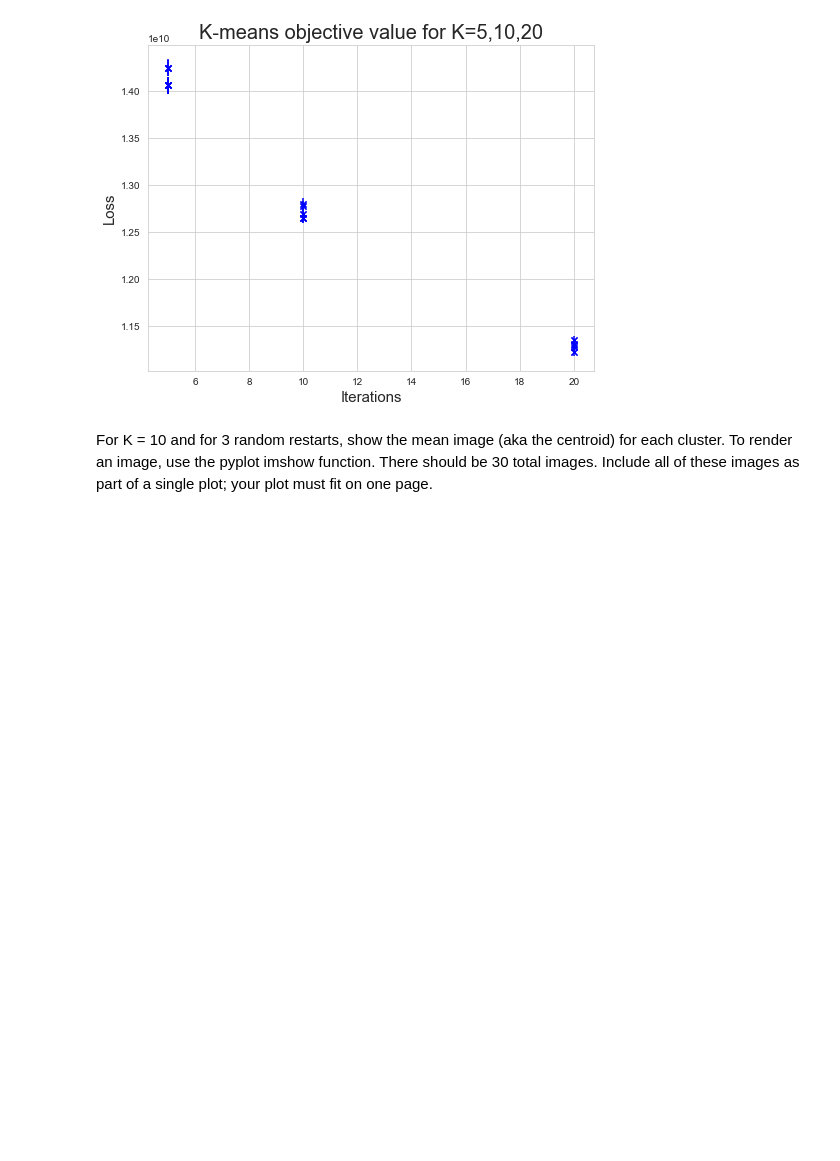
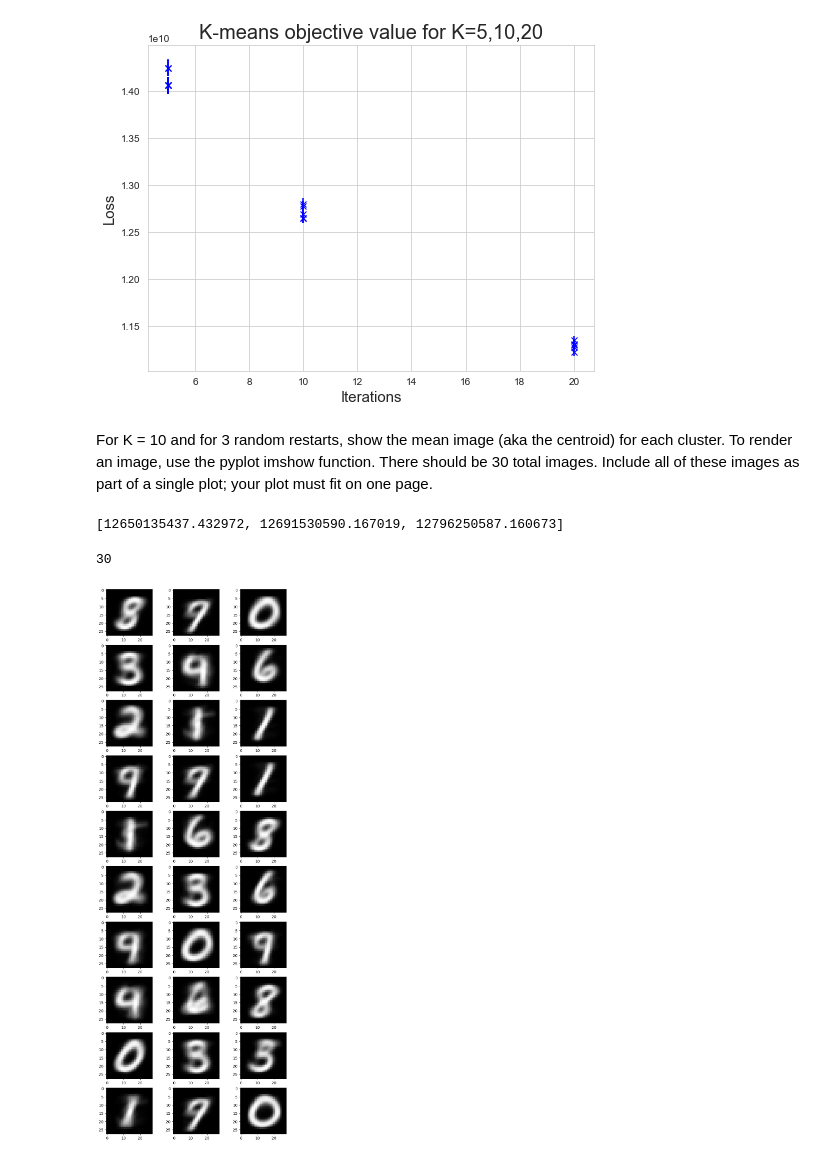
Before and after one commit to Plabrum/cs181-s21-homeworks, a Jupyter notebook: hw4/p1.ipynb, the cells around one changed output. Saved outputs shown, nothing was run; the diff lists cells and outputs as text; code cells hidden in the pictures; blank space fills up the shorter version.

Commit message:
new images for p2

```diff
--- a/hw4/p1.ipynb
+++ b/hw4/p1.ipynb
@@ -223,14 +225,34 @@ with open('plswrk.pkl', 'rb') as f:
     mynewlist = pickle.load(f)
 # %% [markdown]
 For K = 10 and for 3 random restarts, show the mean image (aka the centroid) for each cluster. To render an image, use the pyplot imshow function. There should be 30 total images. Include all of these images as part of a single plot; your plot must fit on one page.
+# %%
+adapt_kmcs = save_kmcs[10:13]
+# %%
+[kmcs.loss_list[-1] for kmcs in adapt_kmcs]
+# %% [output]
+[12650135437.432972, 12691530590.167019, 12796250587.160673]
+# %%
+imgs= []
+for kmc in adapt_kmcs:
+    for img in kmc.mu:
+        imgs.append(img)
+# %%
+len(imgs)
+# %% [output]
+30
 # %%
-w=10
-h=10
-fig=plt.figure(figsize=(8, 8))
+w = 28
+h = 28
+fig = plt.figure(figsize=(9, 26))
 columns = 3
 rows = 10
-for i in range(1, columns*rows +1):
-    img = np.random.randint(10, size=(h,w))
-    fig.add_subplot(rows, columns, i)
-    plt.imshow(imgs.reshape(28,28), cmap='Greys_r')
-plt.show()
+# ax enables access to manipulate each of subplots
+ax = []
+for i in range(columns*rows):
+    img = imgs[i].reshape(28,28)
+    ax.append( fig.add_subplot(rows, columns, i+1) )
+    plt.imshow(img, cmap='Greys_r')
+
+plt.show()  # finally, render the plot
+# %% [output]
+[figure, added]
```
Also changed, not shown: parts of 2 cells of this notebook, 3 other files.
